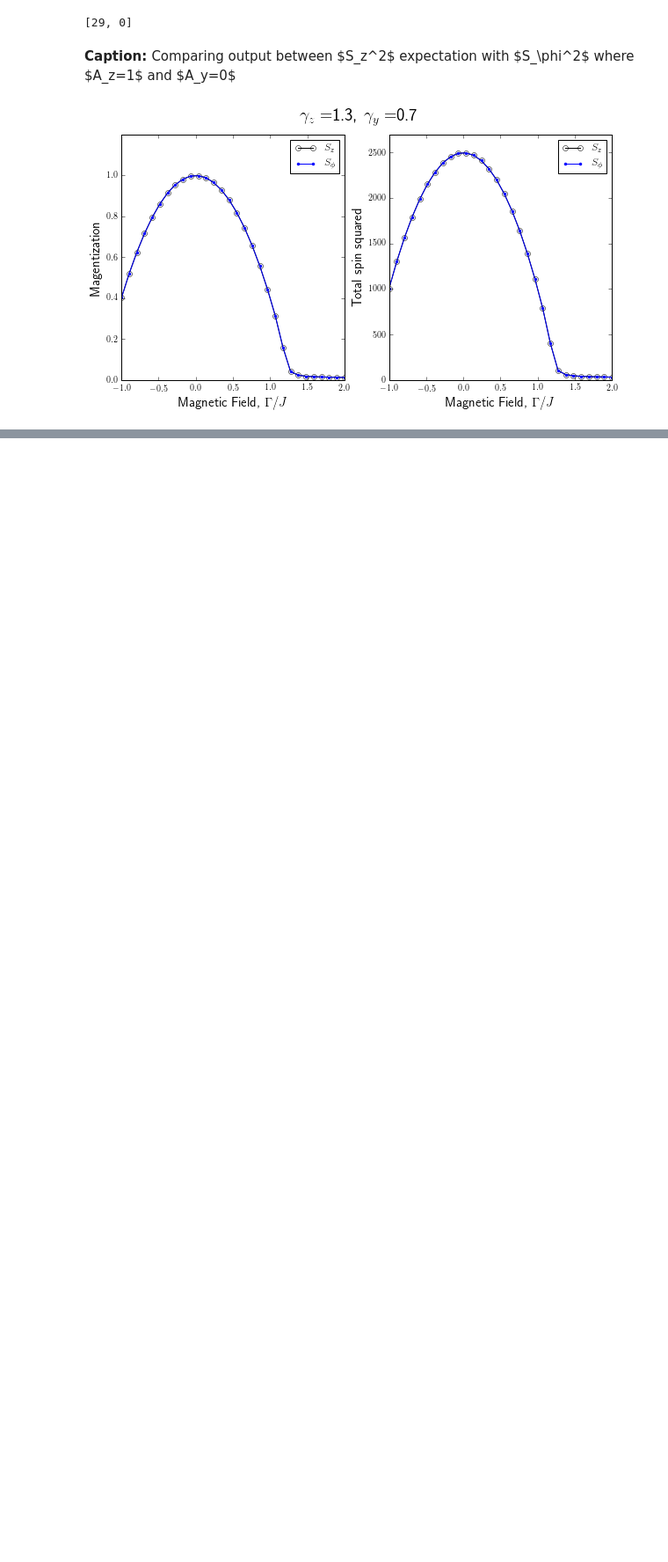
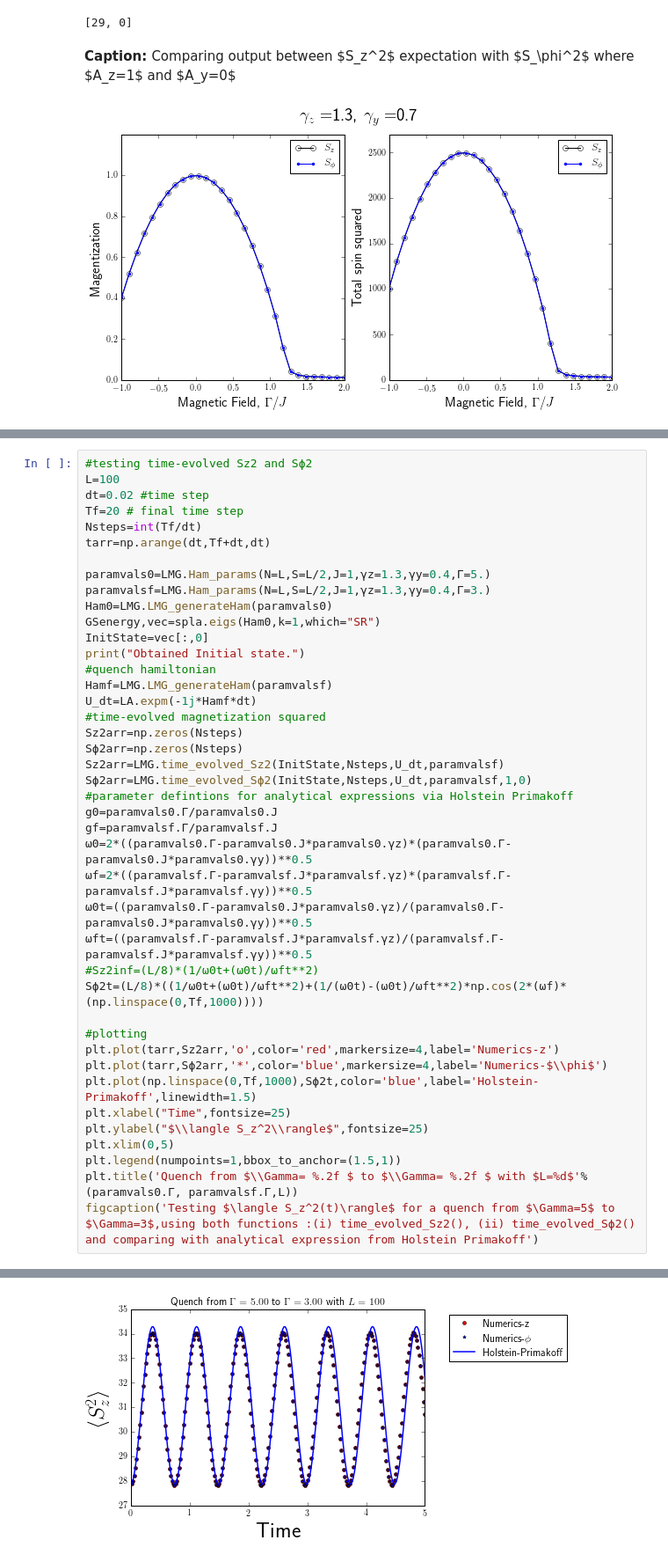
Before and after one commit to paraj003/LMG_quench, a Jupyter notebook: debug_mod_LMG.ipynb, the cells around one changed output, grey strips where cells are left out. Shown at 88% size. Cells and saved outputs as stored; diff of their text form; blank space fills up the shorter version.

Commit message:
Tested all functions in the v1 module using debug_mod_LMG.ipynb

```diff
--- a/debug_mod_LMG.ipynb
+++ b/debug_mod_LMG.ipynb
@@ -274,0 +126,43 @@ Caption: Quench to the critical point. It is clear that the scaling with system
+# %%
+#testing time-evolved Sz2 and Sϕ2
+L=100
+dt=0.02 #time step
+Tf=20 # final time step
+Nsteps=int(Tf/dt)
+tarr=np.arange(dt,Tf+dt,dt)
+
+paramvals0=LMG.Ham_params(N=L,S=L/2,J=1,γz=1.3,γy=0.4,Γ=5.)
+paramvalsf=LMG.Ham_params(N=L,S=L/2,J=1,γz=1.3,γy=0.4,Γ=3.)
+Ham0=LMG.LMG_generateHam(paramvals0)
+GSenergy,vec=spla.eigs(Ham0,k=1,which="SR")
+InitState=vec[:,0]
+print("Obtained Initial state.")
+#quench hamiltonian
+Hamf=LMG.LMG_generateHam(paramvalsf)
+U_dt=LA.expm(-1j*Hamf*dt)
+#time-evolved magnetization squared
+Sz2arr=np.zeros(Nsteps)
+Sϕ2arr=np.zeros(Nsteps)
+Sz2arr=LMG.time_evolved_Sz2(InitState,Nsteps,U_dt,paramvalsf)
+Sϕ2arr=LMG.time_evolved_Sϕ2(InitState,Nsteps,U_dt,paramvalsf,1,0)
+#parameter defintions for analytical expressions via Holstein Primakoff
+g0=paramvals0.Γ/paramvals0.J
+gf=paramvalsf.Γ/paramvalsf.J
+ω0=2*((paramvals0.Γ-paramvals0.J*paramvals0.γz)*(paramvals0.Γ-paramvals0.J*paramvals0.γy))**0.5
+ωf=2*((paramvalsf.Γ-paramvalsf.J*paramvalsf.γz)*(paramvalsf.Γ-paramvalsf.J*paramvalsf.γy))**0.5
+ω0t=((paramvals0.Γ-paramvals0.J*paramvals0.γz)/(paramvals0.Γ-paramvals0.J*paramvals0.γy))**0.5
+ωft=((paramvalsf.Γ-paramvalsf.J*paramvalsf.γz)/(paramvalsf.Γ-paramvalsf.J*paramvalsf.γy))**0.5
+#Sz2inf=(L/8)*(1/ω0t+(ω0t)/ωft**2)
+Sϕ2t=(L/8)*((1/ω0t+(ω0t)/ωft**2)+(1/(ω0t)-(ω0t)/ωft**2)*np.cos(2*(ωf)*(np.linspace(0,Tf,1000))))
+
+#plotting
+plt.plot(tarr,Sz2arr,'o',color='red',markersize=4,label='Numerics-z')
+plt.plot(tarr,Sϕ2arr,'*',color='blue',markersize=4,label='Numerics-$\\phi$')
+plt.plot(np.linspace(0,Tf,1000),Sϕ2t,color='blue',label='Holstein-Primakoff',linewidth=1.5)
+plt.xlabel("Time",fontsize=25)
+plt.ylabel("$\\langle S_z^2\\rangle$",fontsize=25)
+plt.xlim(0,5)
+plt.legend(numpoints=1,bbox_to_anchor=(1.5,1))
+plt.title('Quench from $\\Gamma= %.2f $ to $\\Gamma= %.2f $ with $L=%d$'%(paramvals0.Γ, paramvalsf.Γ,L))
+figcaption('Testing $\langle S_z^2(t)\rangle$ for a quench from $\Gamma=5$ to $\Gamma=3$,using both functions :(i) time_evolved_Sz2(), (ii) time_evolved_Sϕ2() and comparing with analytical expression from Holstein Primakoff')
+# %% [output]
@@ -274,0 +171 @@ Caption: Quench to the critical point. It is clear that the scaling with system
+[figure, added]
```
Also changed, not shown: parts of 16 cells of this notebook, 1 other file.
